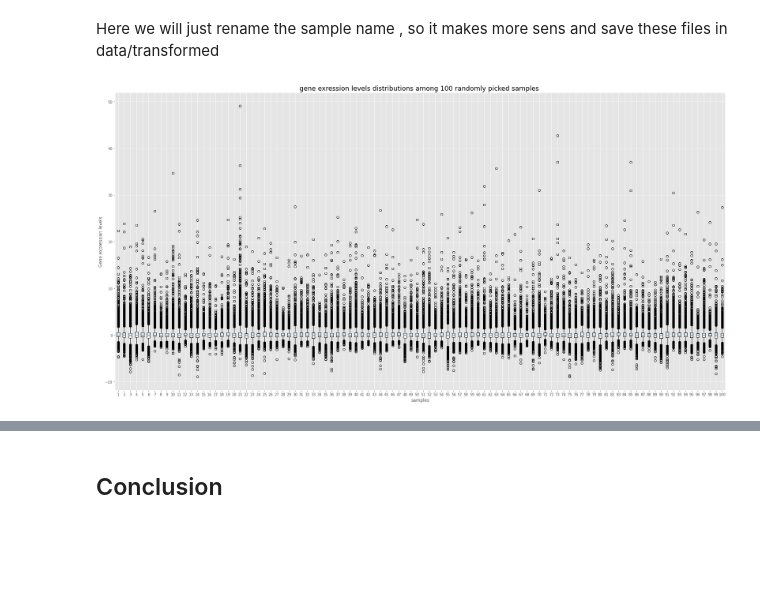
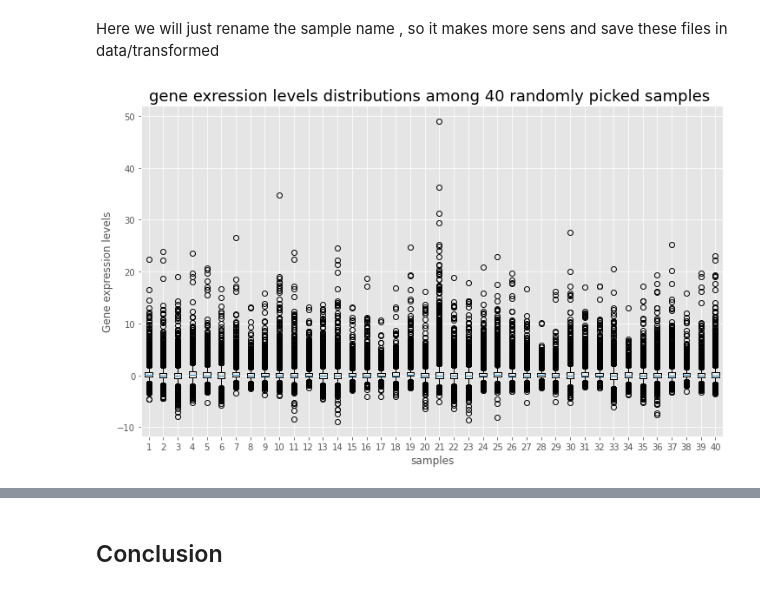
Before and after one commit to Alich13/ML_RNA-seq_analysis, a Jupyter notebook: notebooks/00-Exploratory_analysis_&_data_processing.ipynb, the cells around one changed output, grey strips where cells are left out. Cells and saved outputs as stored; diff of their text form; code cells hidden in the pictures; blank space fills up the shorter version.

```diff
--- a/notebooks/00-Exploratory_analysis_&_data_processing.ipynb
+++ b/notebooks/00-Exploratory_analysis_&_data_processing.ipynb
@@ -137,9 +137,9 @@ df_true_labels.to_csv(project_dir/ "data/processed/true_labels.csv")
 # %% [markdown]
 Here we will just rename the sample name , so it makes more sens and save these files in data/transformed
 # %%
-visualize.random_k_samples_expression_dist(expression_data_centered,100)
+visualize.random_k_samples_expression_dist(expression_data_centered,40)
 # %% [output]
-[figure, old version]
+[figure, new version]
 # %%
 visualize.random_k_samples_expression_dist(expression_data_standardized,100)
 # %% [output]
```
Also changed, not shown: parts of 2 cells of this notebook, 18 other files.
